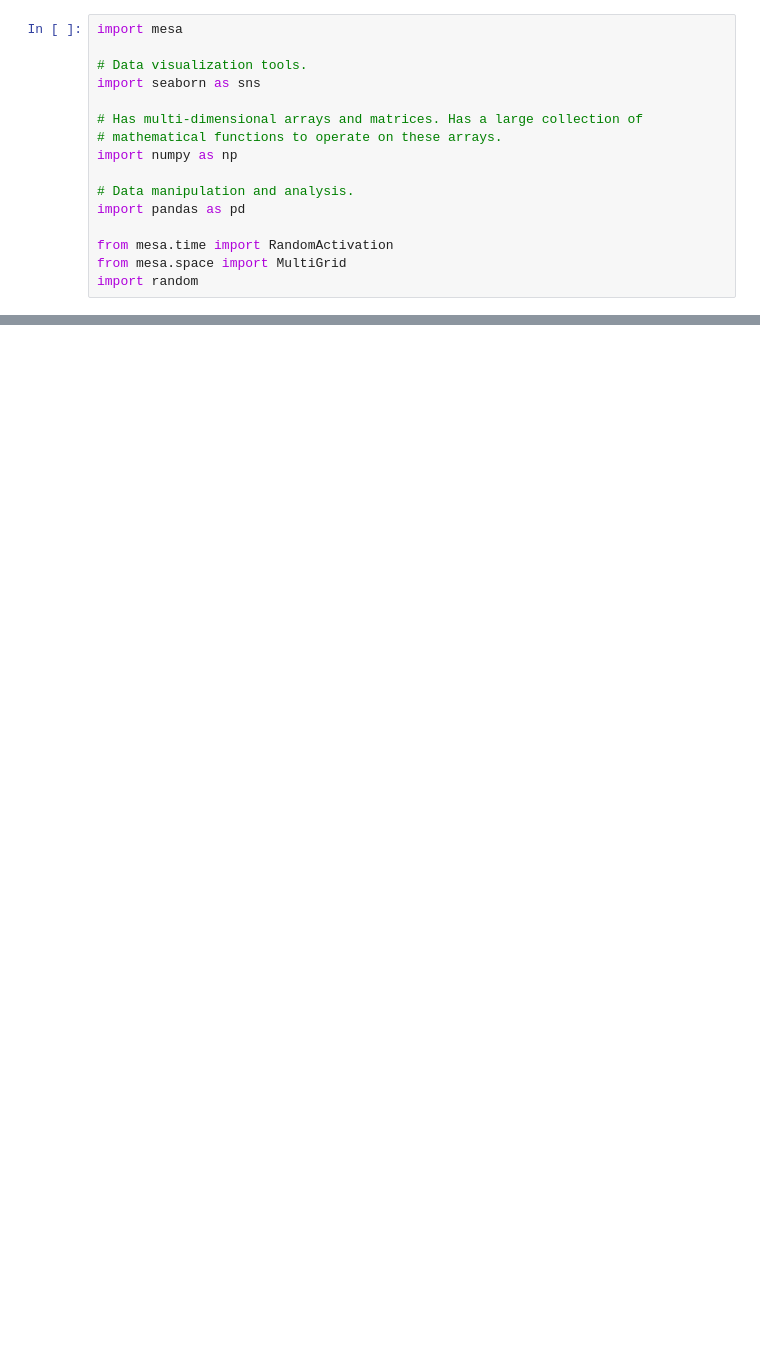
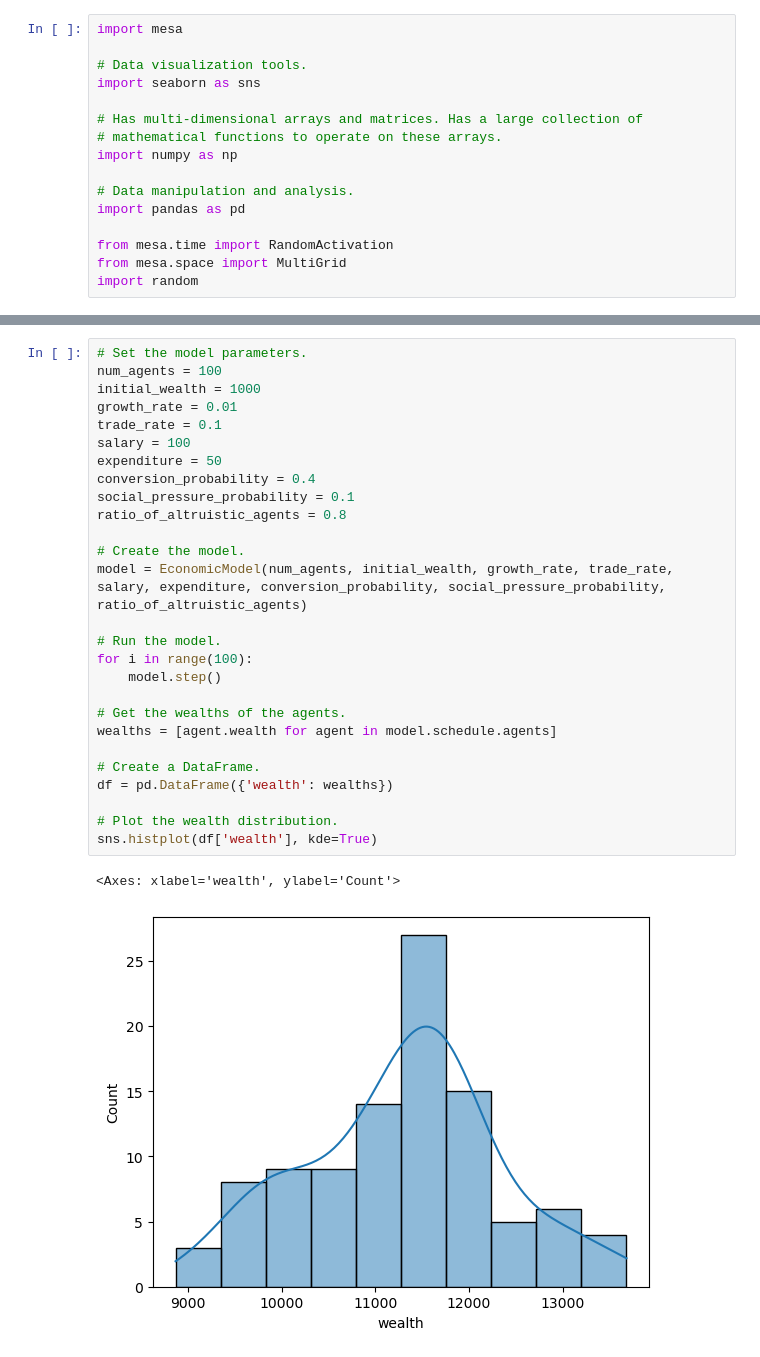
Before and after one commit to pollockDeVis/sfi_hw_normal_change, a Jupyter notebook: economic_model.ipynb, the cells around one changed output, grey strips where cells are left out. Drawn from its saved outputs; the diff is of its cells as text; blank space fills up the shorter version.

```diff
--- a/economic_model.ipynb
+++ b/economic_model.ipynb
@@ -172,0 +213,30 @@ sns.histplot(df['wealth'], kde=True)
+# %%
+# Set the model parameters.
+num_agents = 100
+initial_wealth = 1000
+growth_rate = 0.01
+trade_rate = 0.1
+salary = 100
+expenditure = 50
+conversion_probability = 0.4
+social_pressure_probability = 0.1
+ratio_of_altruistic_agents = 0.8
+
+# Create the model.
+model = EconomicModel(num_agents, initial_wealth, growth_rate, trade_rate, salary, expenditure, conversion_probability, social_pressure_probability, ratio_of_altruistic_agents)
+
+# Run the model.
+for i in range(100):
+    model.step()
+
+# Get the wealths of the agents.
+wealths = [agent.wealth for agent in model.schedule.agents]
+
+# Create a DataFrame.
+df = pd.DataFrame({'wealth': wealths})
+
+# Plot the wealth distribution.
+sns.histplot(df['wealth'], kde=True)
+# %% [output]
+<Axes: xlabel='wealth', ylabel='Count'>
+[figure, added]
```
Also changed, not shown: parts of 4 cells of this notebook.
